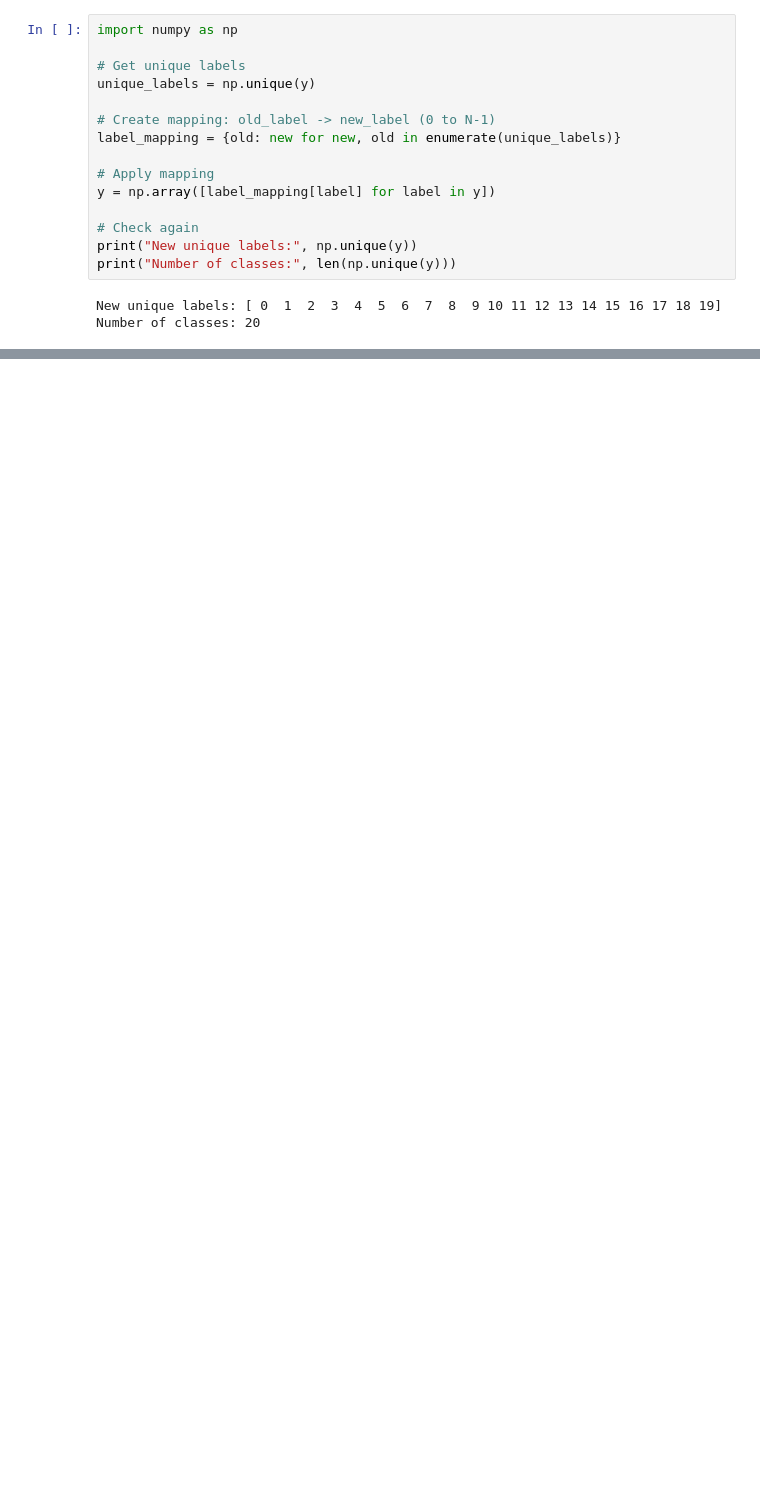
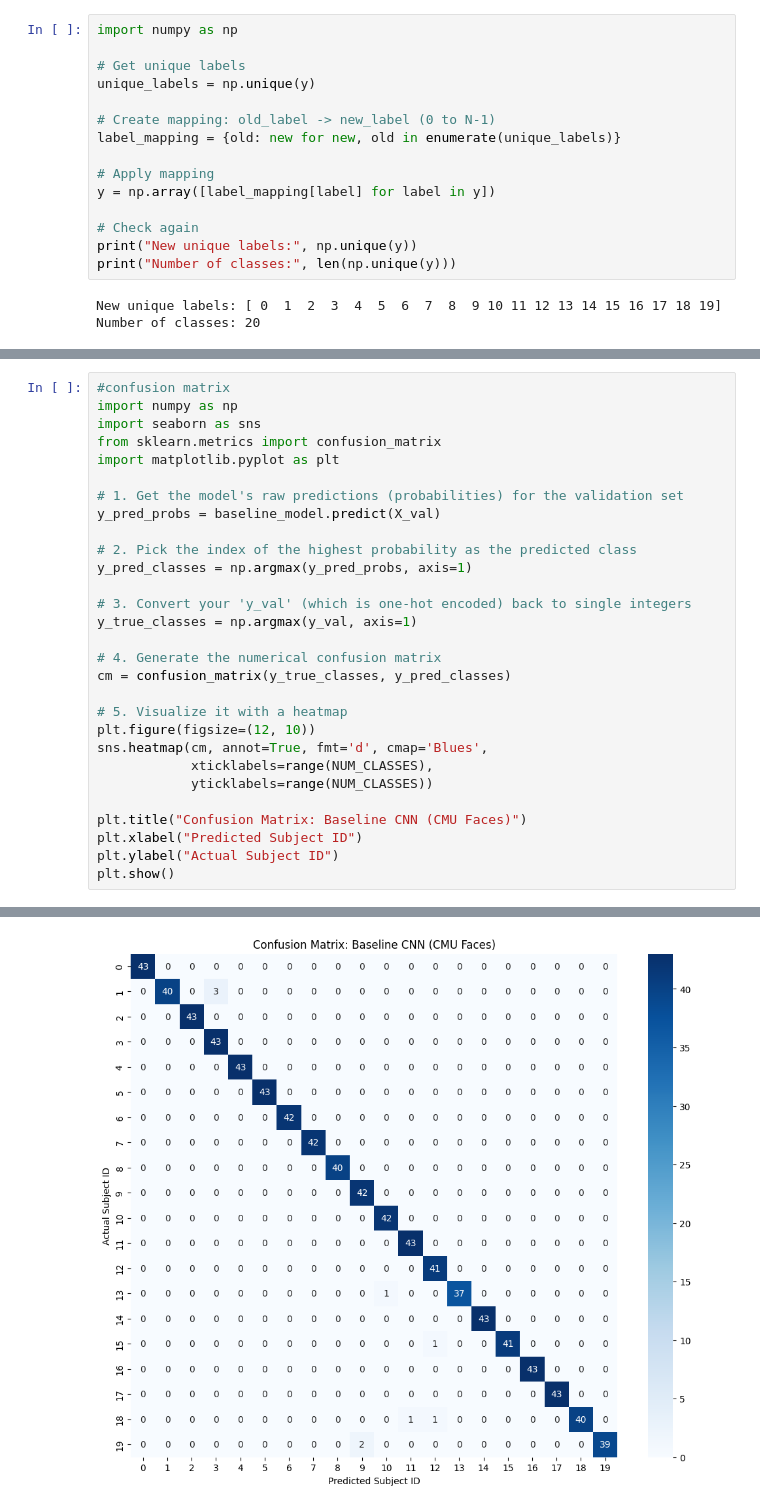
Before and after one commit to shrav-jally/DL_Lab_Sem6, a Jupyter notebook: DLLabCMU.ipynb, the cells around one changed output, grey strips where cells are left out. Saved outputs shown, nothing was run; the diff lists cells and outputs as text; blank space fills up the shorter version.

```diff
--- a/DLLabCMU.ipynb
+++ b/DLLabCMU.ipynb
@@ -185,0 +268,30 @@ IndexError: index 29 is out of bounds for axis 1 with size 20
+# %%
+#confusion matrix
+import numpy as np
+import seaborn as sns
+from sklearn.metrics import confusion_matrix
+import matplotlib.pyplot as plt
+
+# 1. Get the model's raw predictions (probabilities) for the validation set
+y_pred_probs = baseline_model.predict(X_val)
+
+# 2. Pick the index of the highest probability as the predicted class
+y_pred_classes = np.argmax(y_pred_probs, axis=1)
+
+# 3. Convert your 'y_val' (which is one-hot encoded) back to single integers
+y_true_classes = np.argmax(y_val, axis=1)
+
+# 4. Generate the numerical confusion matrix
+cm = confusion_matrix(y_true_classes, y_pred_classes)
+
+# 5. Visualize it with a heatmap
+plt.figure(figsize=(12, 10))
+sns.heatmap(cm, annot=True, fmt='d', cmap='Blues',
+            xticklabels=range(NUM_CLASSES),
+            yticklabels=range(NUM_CLASSES))
+
+plt.title("Confusion Matrix: Baseline CNN (CMU Faces)")
+plt.xlabel("Predicted Subject ID")
+plt.ylabel("Actual Subject ID")
+plt.show()
+# %% [output]
@@ -185,0 +299 @@ IndexError: index 29 is out of bounds for axis 1 with size 20
+[figure, added]
```
Also changed, not shown: parts of 13 cells of this notebook.
